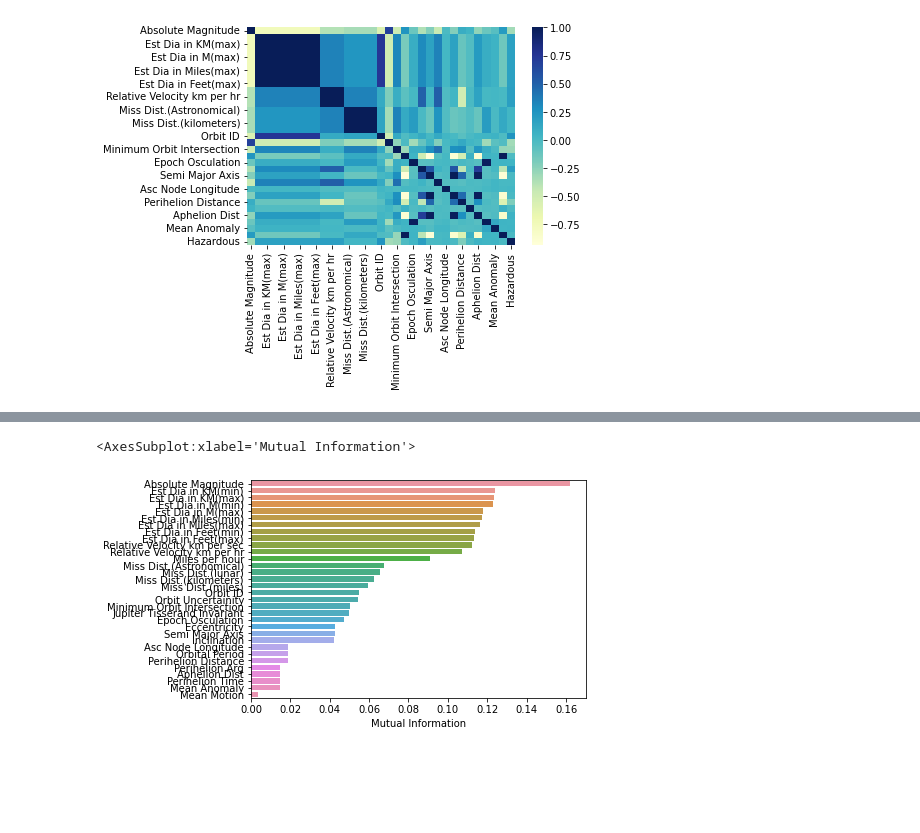
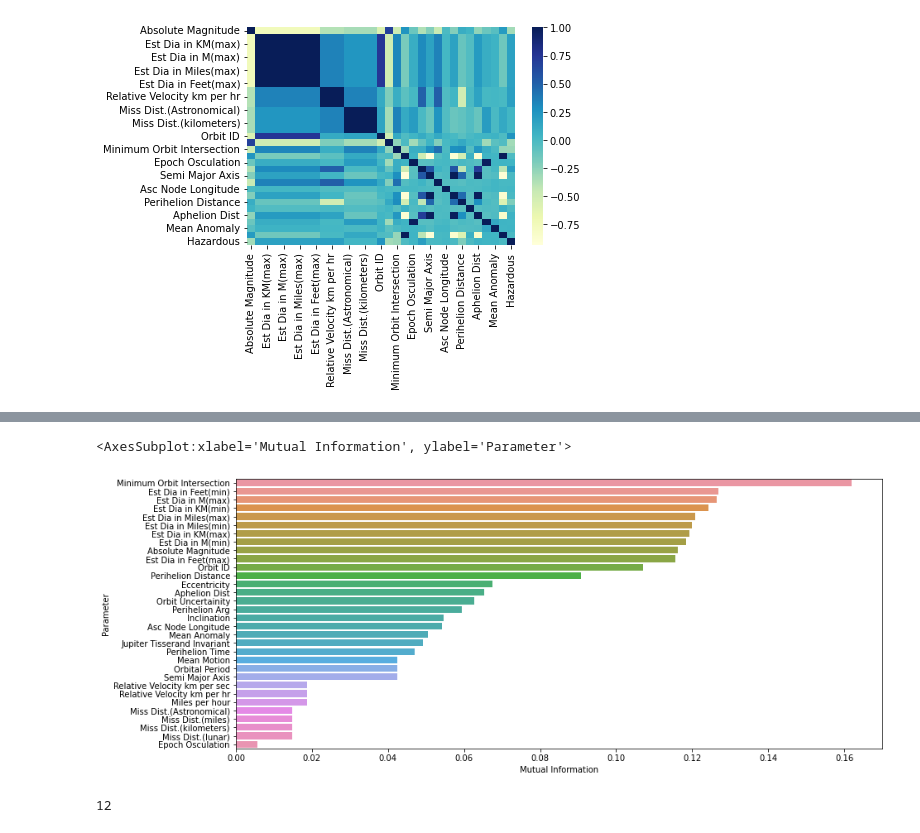
Before and after one commit to edwardloo/Kaggle, a Jupyter notebook: asteroid-threat-prediction.ipynb, the cells around one changed output, grey strips where cells are left out. Saved outputs shown, nothing was run; the diff lists cells and outputs as text; code cells hidden in the pictures; blank space fills up the shorter version.

```diff
--- a/asteroid-threat-prediction.ipynb
+++ b/asteroid-threat-prediction.ipynb
@@ -87,19 +64,28 @@ sns.scatterplot(x = train["Est Dia in KM(min)"], y = train["Est Dia in KM(max)"]
 from sklearn.feature_selection import mutual_info_classif
 x = train.copy()
 y = x.pop("Hazardous")
-
+feature_series = pd.Series(feature, name = "Parameter")
 discrete_features = x.dtypes == int
 
 def mi(x,y,discrete_features):
     mi_score = mutual_info_classif(x,y,discrete_features=discrete_features)
-    mi_score = pd.Series(mi_score, name = "Mutual Information", index = x.columns)
-    mi_score = mi_score.sort_values(ascending = False)
-    return mi_score
+    mi_score = pd.Series(mi_score, name = "Mutual Information")
+    mi_df = pd.concat([feature_series, mi_score], axis = 1)
+    mi_df = mi_df.sort_values(ascending = False, by = ['Mutual Information'])
+    return mi_df
 
-mi_score = mi(x,y,discrete_features)
+mi_df = mi(x,y,discrete_features)
 # %%
 # visualize mutual information
-sns.barplot(y=feature,x=mi_score)
+plt.pyplot.figure(figsize=(14,6))
+sns.barplot(y=mi_df['Parameter'],x=mi_df['Mutual Information'])
 # %% [output]
-<AxesSubplot:xlabel='Mutual Information'>
+<AxesSubplot:xlabel='Mutual Information', ylabel='Parameter'>
-[figure, old version]
+[figure, new version]
+# %%
+# extracting the features with MI more than 0.08
+mi_large = mi_df[mi_df["Mutual Information"] > 0.08]
+large_parameter = mi_large.Parameter.values
+len(large_parameter)
+# %% [output]
+12
```
Also changed, not shown: parts of 5 cells of this notebook.
